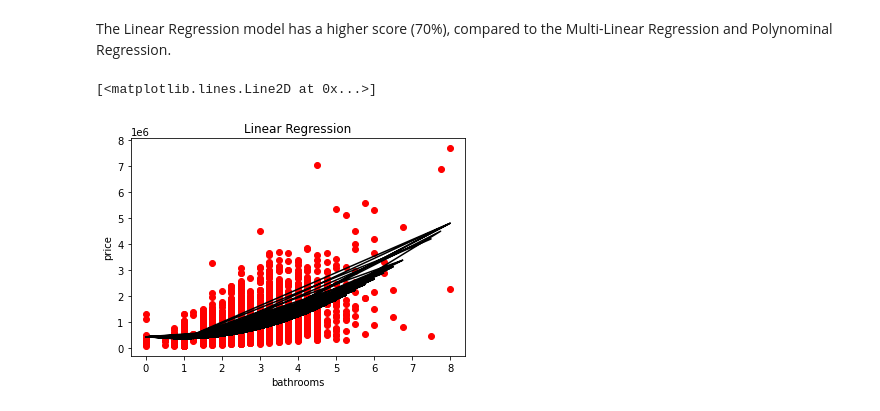
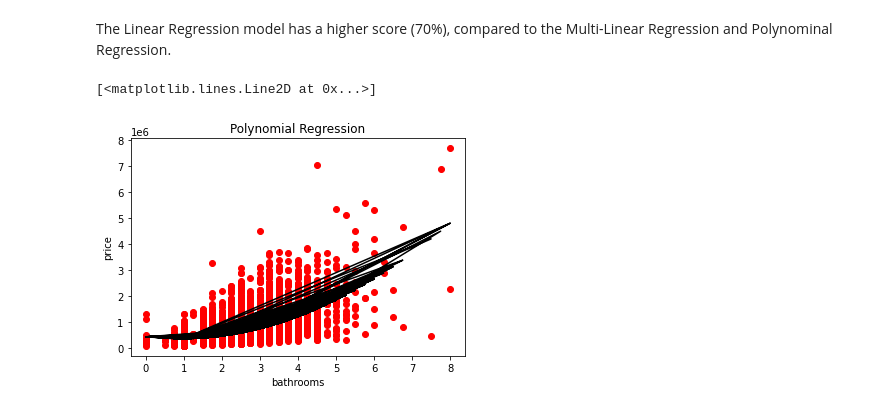
Before and after one commit to Augusta02/Machine-Learning-Projects, a Jupyter notebook: Predicting_Home_Prices_Using_Linear,_Multi_Linear,_Polynomial_Regression.ipynb, the cells around one changed output. Drawn from its saved outputs; the diff is of its cells as text; code cells hidden in the pictures.

```diff
--- a/Predicting_Home_Prices_Using_Linear,_Multi_Linear,_Polynomial_Regression.ipynb
+++ b/Predicting_Home_Prices_Using_Linear,_Multi_Linear,_Polynomial_Regression.ipynb
@@ -234,18 +234,18 @@ The Linear Regression model has a higher score (70%), compared to the Multi-Line
 # %%
 x= home_data["bathrooms"].values.reshape(-1, 1)
 y= home_data['price']
 
 poly= PolynomialFeatures(degree=2)
 x_poly= poly.fit_transform(x)
 poly.fit(x_poly,y)
 lg= LinearRegression()
 lg.fit(x_poly,y)
 
 plt.scatter(x,y,color="r")
-plt.title("Linear Regression")
+plt.title("Polynomial Regression")
 plt.ylabel("price")
 plt.xlabel("bathrooms")
 plt.plot(x,lg.predict(poly.fit_transform(x)),color="k")
 # %% [output]
 [<matplotlib.lines.Line2D at 0x...>]
-[figure, old version]
+[figure, new version]
```
